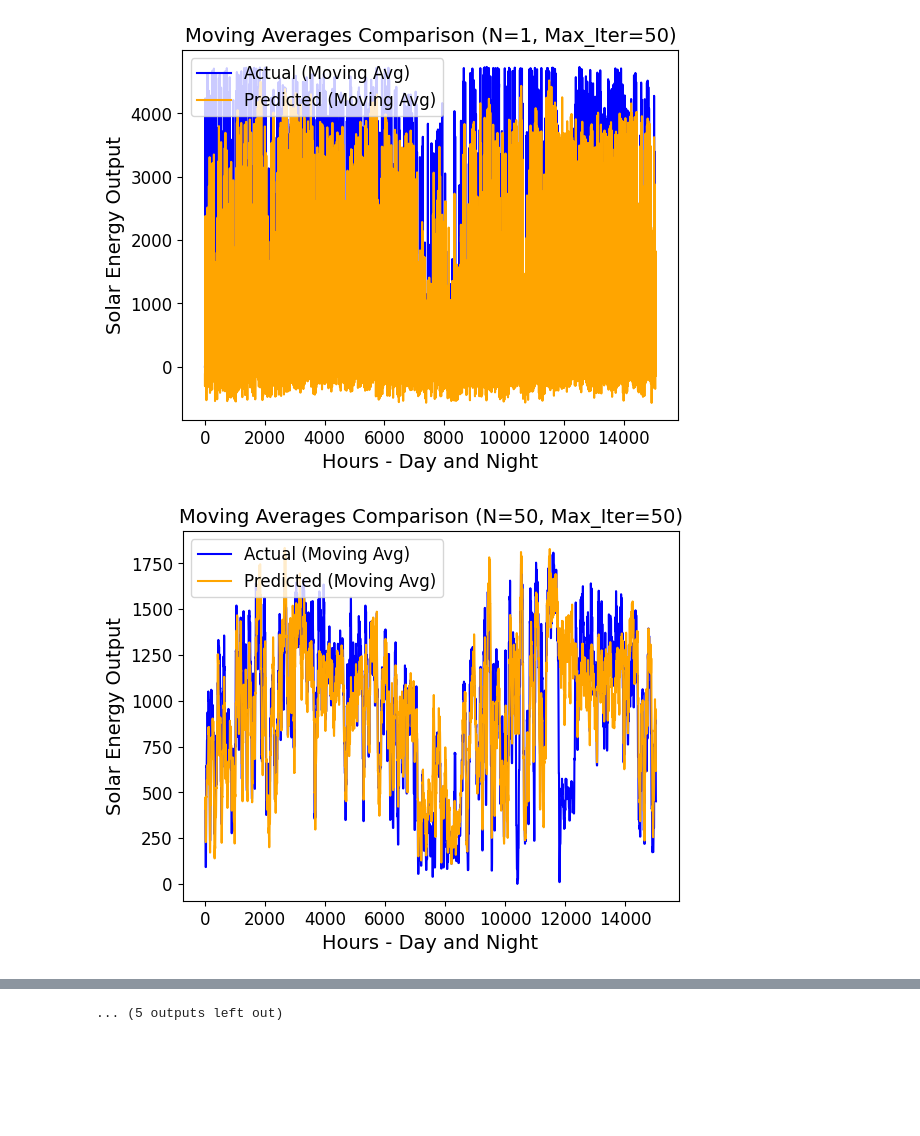
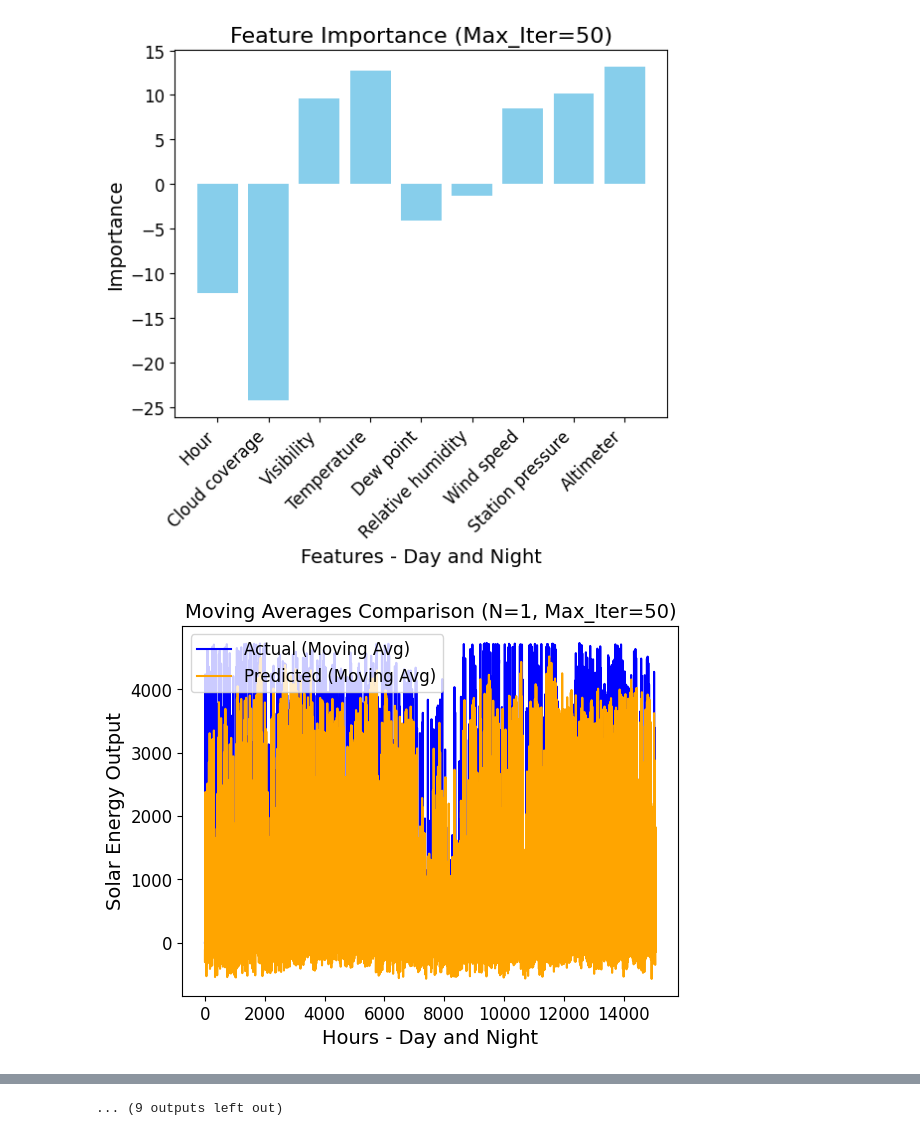
Before and after one commit to rcsurridge/Solar-ML-Forecast, a Jupyter notebook: neural_network.ipynb, the cells around one changed output, grey strips where cells are left out. Cells and saved outputs as stored; diff of their text form; code cells hidden in the pictures; blank space fills up the shorter version.

Commit message:
final updates to plots

```diff
--- a/neural_network.ipynb
+++ b/neural_network.ipynb
@@ -121,9 +124,6 @@ def moving_average(data, n=100):
     cumsum[n:] = cumsum[n:] - cumsum[:-n]
     return cumsum[n - 1:] / n
 # %%
-save_dir = 'neural_network_plots'
-os.makedirs(save_dir, exist_ok=True)
-
 best_mse = float('inf')
 best_params = None
 
@@ -141,35 +141,49 @@ for max_iter in max_iter_lst:
     if mse < best_mse:
             best_mse = mse
             best_iter = {'max_iter': max_iter}
+
+    feature_importance = final_model.coefs_[0].sum(axis=1)
+    feature_names = day_night_solar_df.columns[:9].tolist()
+
+    plt.bar(feature_names, feature_importance, color='skyblue')
+    plt.xticks(range(len(feature_names)), feature_names, rotation=45, ha='right')
+    plt.title(f'Feature Importance (Max_Iter={max_iter})', fontsize=16)
+    plt.xlabel('Features - Day and Night', fontsize=14)
+    plt.ylabel('Importance', fontsize=14)
+    plt.xticks(fontsize=12)
+    plt.yticks(fontsize=12)
+
+    plt.savefig(os.path.join(save_dir, f'day_night_feature_importance_{max_iter}.png'))
+    plt.show()
 
     for n in [1, 50, 500, 5000]:
 
         y_avg = moving_average(y_day_night, n)
         predicted_avg = moving_average(final_model_predicted, n)
 
         plt.plot(y_avg, label='Actual (Moving Avg)', color='blue')
         plt.plot(predicted_avg, label='Predicted (Moving Avg)', color='orange')
 
         plt.title(f'Moving Averages Comparison (N={n}, Max_Iter={max_iter})', fontsize=14)
         plt.xlabel('Hours - Day and Night', fontsize=14)
         plt.ylabel('Solar Energy Output', fontsize=14)
         plt.xticks(fontsize=12)
         plt.yticks(fontsize=12)
         plt.legend(fontsize=12)
 
         plt.savefig(os.path.join(save_dir, f'day_night_{n}_{max_iter}.png'))
         plt.show()
 
 plt.bar(range(len(mse_values)), mse_values, color='skyblue')
 plt.xticks(range(len(mse_values)), [f'Max_Iter={max_iter}' for max_iter in max_iter_lst], rotation=45, ha='right')
 plt.title('MSE for Different Maximum Iterations', fontsize=16)
 plt.xlabel('Maximum Iterations', fontsize=14)
 plt.ylabel('MSE', fontsize=14)
 plt.xticks(fontsize=12)
 plt.yticks(fontsize=12)
 
 plt.savefig(os.path.join(save_dir, 'day_night_mse_bar_plot.png'))
 plt.show()
 # %% [output]
-[figure, old version]
+[figure, new version]
-[figure, old version]
+[figure, new version]
@@ -186,4 +200,4 @@ plt.show()
-... (5 outputs left out)
+... (9 outputs left out)
 # %%
 save_dir = 'neural_network_plots'
 os.makedirs(save_dir, exist_ok=True)
```
Also changed, not shown: parts of 4 cells of this notebook, 32 other files.
